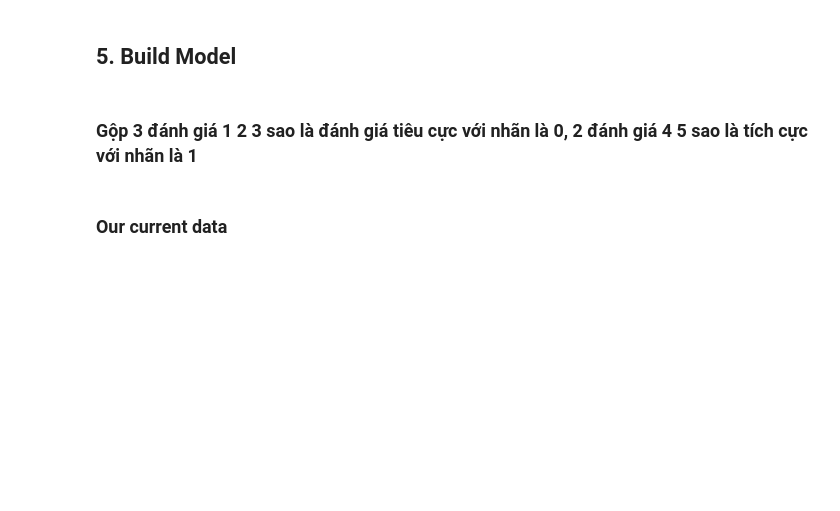
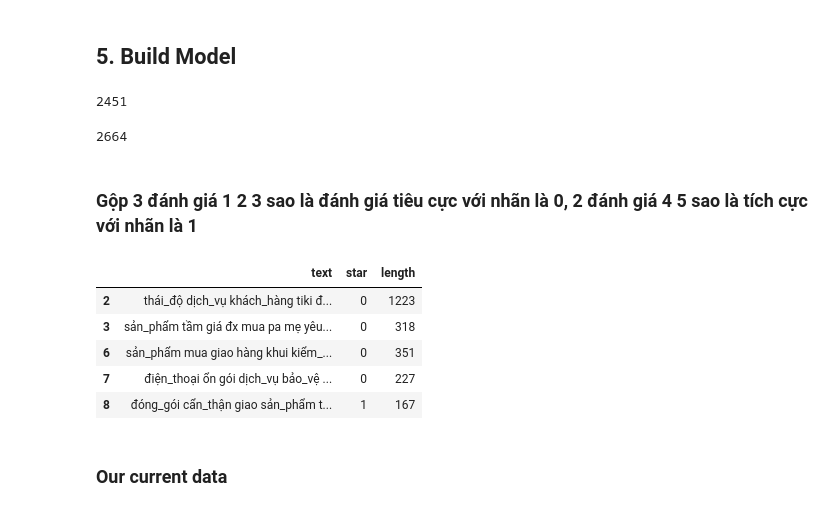
Before and after one commit to duybao901/tiki-comment-clsf, a Jupyter notebook: train.ipynb, the cells around one changed output. Saved outputs shown, nothing was run; the diff lists cells and outputs as text; code cells hidden in the pictures; blank space fills up the shorter version.

```diff
--- a/train.ipynb
+++ b/train.ipynb
@@ -13,5 +16,5 @@ from pyvi import ViTokenizer
 ## 2. Read data
 # %%
 # Đọc dữ liệu từ file json
-data = pd.read_json("../input/mydata/data_coment_tiki.json")
+data = pd.read_json("/content/data_coment_tiki.json")
 data.head()
@@ -71,7 +118,7 @@ plt.show()
 # %%
 acronym_words = []
 acronym_words_dict = []
-acronym_words = open('../input/mydata/acronym_word.txt','r', encoding='utf-8')
+acronym_words = open('/content/acronym_word.txt','r', encoding='utf-8')
 acronym_words = acronym_words.readlines()
 for i in range(len(acronym_words)):
   acronym_words_split = acronym_words[i].split("\t")
@@ -87,7 +140,7 @@ acronym_words_dict[:5]
 ### Stop words
 # %%
 stop_words = []
-stop_words = open('../input/mydata/stop_word.txt','r', encoding='utf-8')
+stop_words = open('/content/stop_word.txt','r', encoding='utf-8')
 stop_words = stop_words.readlines()
 for i in range(len(stop_words)):
   stop_words[i] = re.sub("[\t\n\ufeff]",'',stop_words[i])
@@ -212,12 +278,24 @@ data.head()
 ## 5. Build Model
 # %%
 len(data[data['star'] < 4])
+# %% [output]
+2451
 # %%
 len(data[data['star'] >= 4])
+# %% [output]
+2664
 # %% [markdown]
 ### Gộp 3 đánh giá 1 2 3 sao là đánh giá tiêu cực với nhãn là 0, 2 đánh giá 4 5 sao là tích cực với nhãn là 1
 # %%
 data["star"] = data["star"].map({1:0, 2:0, 3:0, 4:1, 5:1})
+data.head()
+# %% [output]
+|  | text | star | length |
+| 2 | thái_độ dịch_vụ khách_hàng tiki đ... | 0 | 1223 |
+| 3 | sản_phẩm tầm giá đx mua pa mẹ yêu... | 0 | 318 |
+| 6 | sản_phẩm mua giao hàng khui kiểm_... | 0 | 351 |
+| 7 | điện_thoại ổn gói dịch_vụ bảo_vệ ... | 0 | 227 |
+| 8 | đóng_gói cẩn_thận giao sản_phẩm t... | 1 | 167 |
 # %% [markdown]
 ### Our current data
 # %%
```
Also changed, not shown: parts of 25 cells of this notebook, 3 other files.
